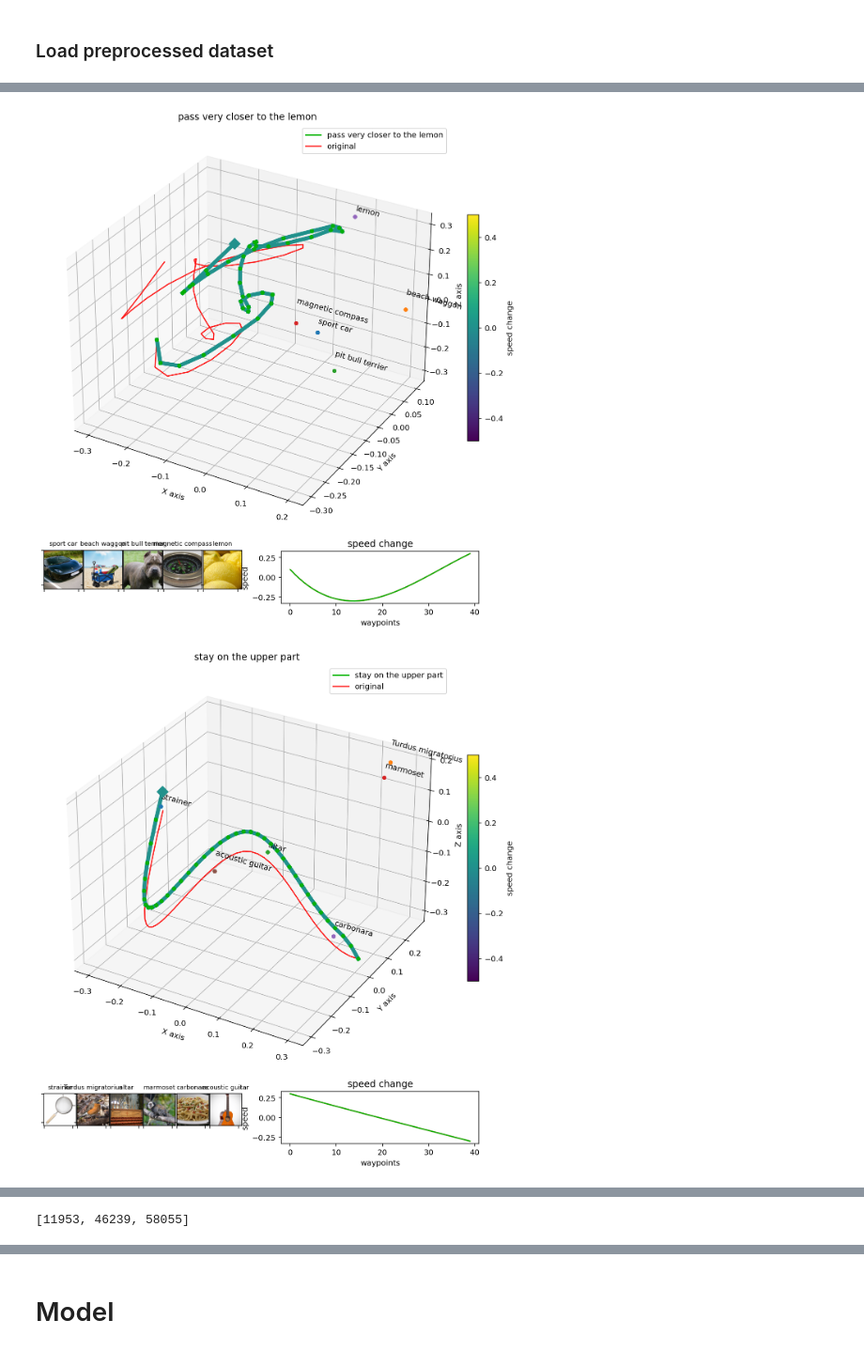
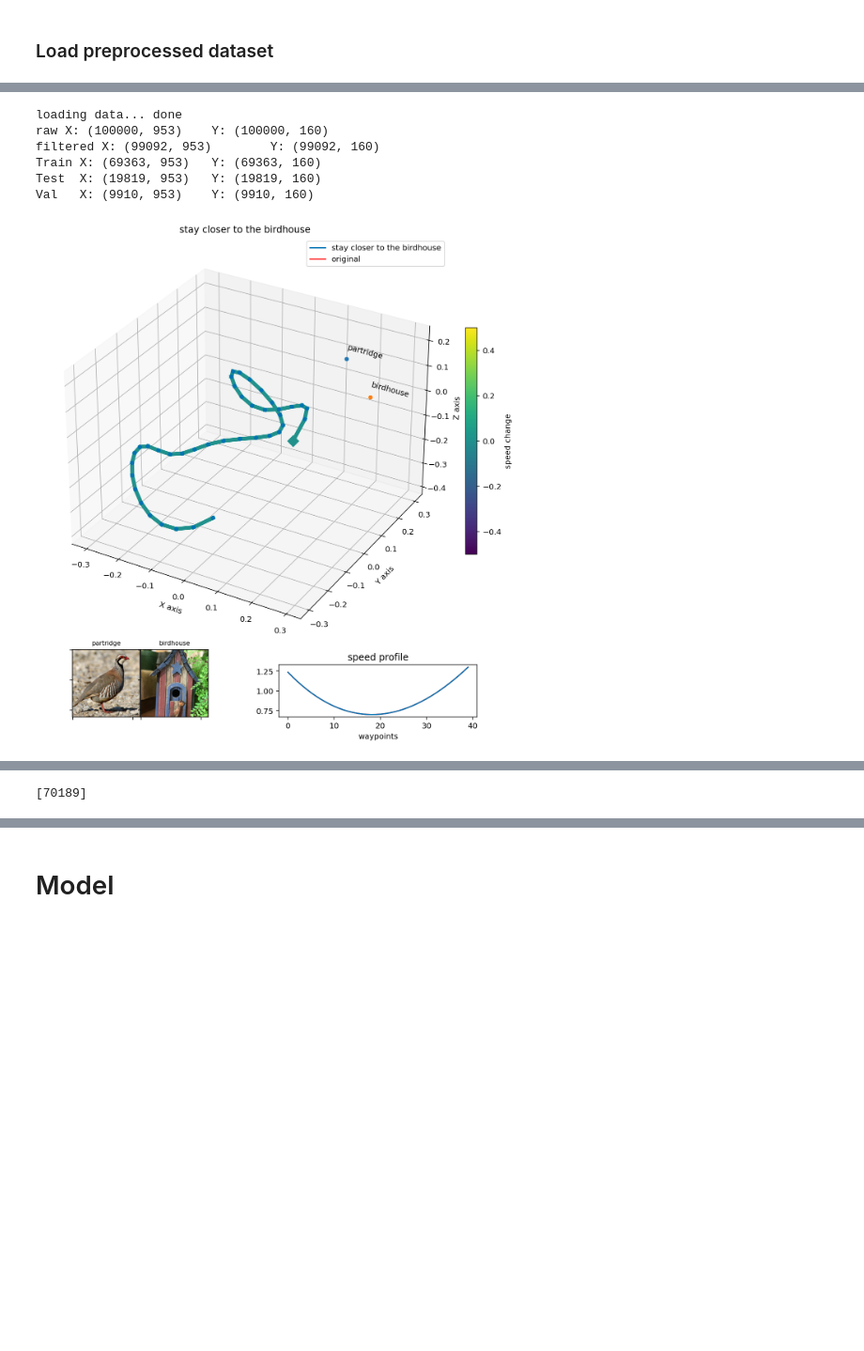
Before and after one commit to arthurfenderbucker/NL_trajectory_reshaper, a Jupyter notebook: model_overview_4D.ipynb, the cells around one changed output, grey strips where cells are left out. Shown at 94% size. Saved outputs shown, nothing was run; the diff lists cells and outputs as text; code cells hidden in the pictures; blank space fills up the shorter version.

```diff
--- a/model_overview_4D.ipynb
+++ b/model_overview_4D.ipynb
@@ -65,7 +48,7 @@ coreClock: 1.3285GHz coreCount: 56 deviceMemorySize: 15.90GiB deviceMemoryBandwi
 from src.motion_refiner_4D import Motion_refiner
 
 # base_folder = "/home/tum/data/"
-base_folder = "/home/mirmi/Arthur/data/"
+# base_folder = "/home/mirmi/Arthur/data/"
 
 traj_n = 40
 mr = Motion_refiner(load_models=True ,traj_n = traj_n, locality_factor=True)
@@ -90,14 +67,20 @@ dataset_name = "4D_100k_scaping_factor"
 
 X,Y, data = mr.load_dataset(dataset_name, filter_data = True, base_path=base_folder+"data/")
 X_train, X_test, X_valid, y_train, y_test, y_valid, indices_train, indices_test, indices_val = mr.split_dataset(X, Y, test_size=0.2, val_size=0.1)
+# %% [output]
+loading data... done
+raw X: (100000, 953)    Y: (100000, 160)
+filtered X: (99092, 953)        Y: (99092, 160)
+Train X: (69363, 953)   Y: (69363, 160)
+Test  X: (19819, 953)   Y: (19819, 160)
+Val   X: (9910, 953)    Y: (9910, 160)
 # %%
 #dataset sample
 # %matplotlib qt
 from src.functions import *
-idx = random.choices(range(len(data)),k=3)
+idx = random.choices(range(len(data)),k=1)
 data_sample = list(np.array(data)[idx])
-show_data4D(data_sample,image_loader=mr.image_loader)
+show_data4D(data_sample,image_loader=mr.image_loader, change_img_base=["/mnt/tumdata/image_dataset/", image_dataset_folder])
 print(idx)
 # %% [output]
-[figure, old version]
+[figure, new version]
-[figure, removed]
@@ -105 +87 @@ print(idx)
-[11953, 46239, 58055]
+[70189]
```
Also changed, not shown: parts of 8 cells of this notebook, 23 other files.
